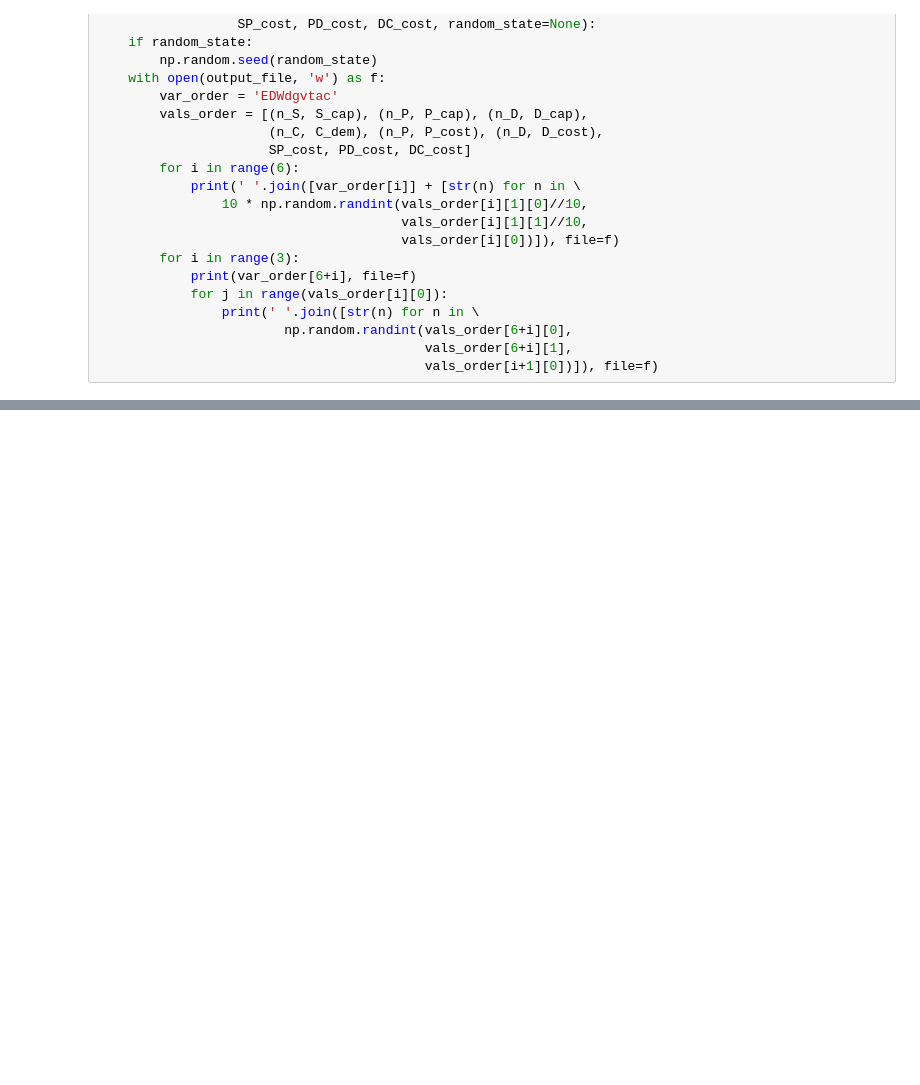
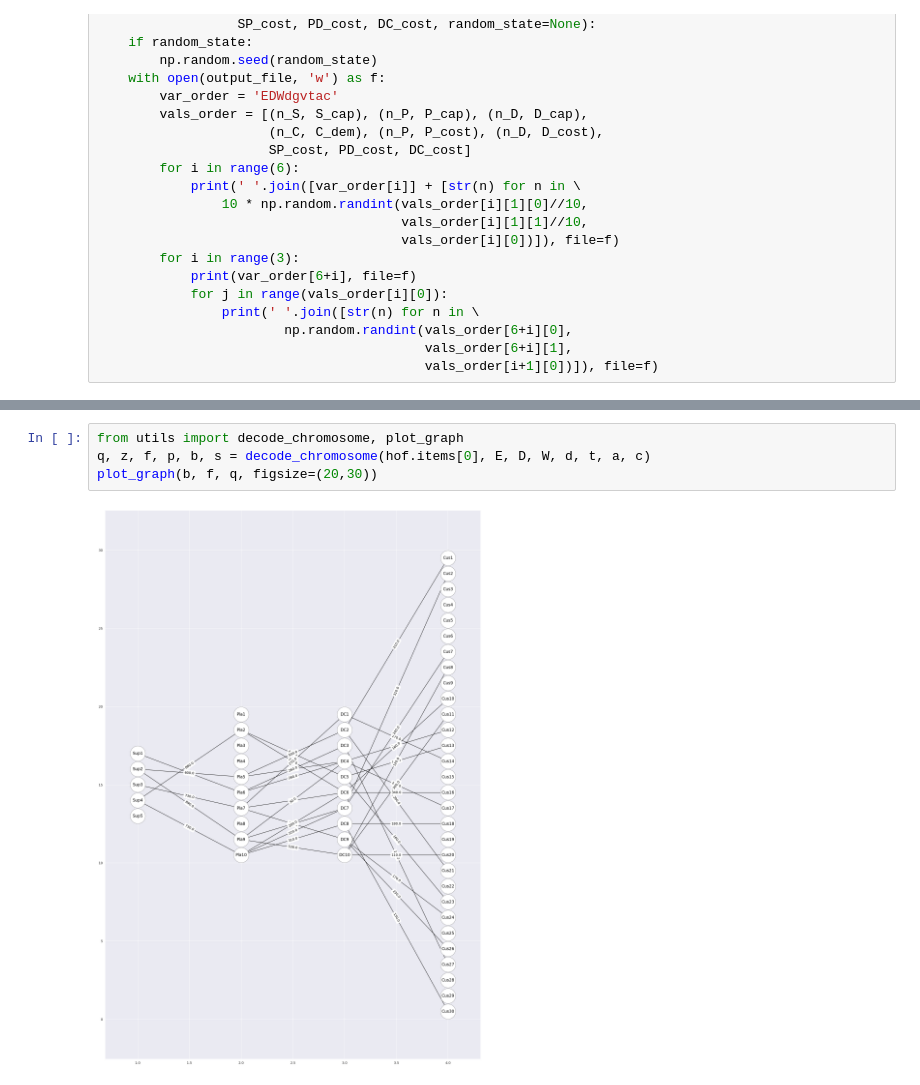
Before and after one commit to Robert-Aduviri/optimizacion-heladas-friaje, a Jupyter notebook: Step 10 - Data Loading.ipynb, the cells around one changed output, grey strips where cells are left out. Cells and saved outputs as stored; diff of their text form; blank space fills up the shorter version.

```diff
--- a/Step 10 - Data Loading.ipynb
+++ b/Step 10 - Data Loading.ipynb
@@ -69,0 +159,6 @@ generate_file('data/output.txt',
+# %%
+from utils import decode_chromosome, plot_graph
+q, z, f, p, b, s = decode_chromosome(hof.items[0], E, D, W, d, t, a, c)
+plot_graph(b, f, q, figsize=(20,30))
+# %% [output]
+[figure, added]
```
Also changed, not shown: parts of 10 cells of this notebook, 4 other files.
